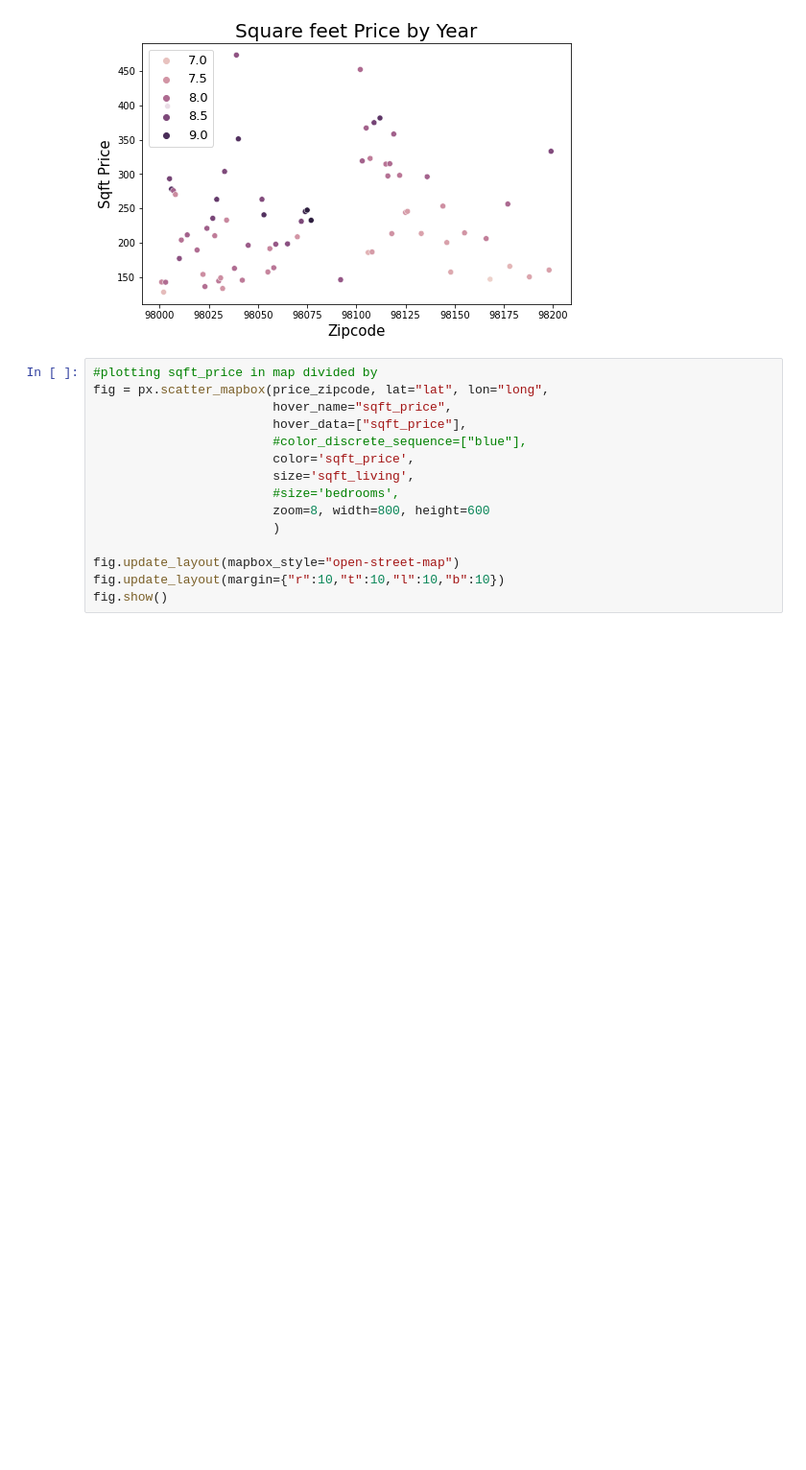
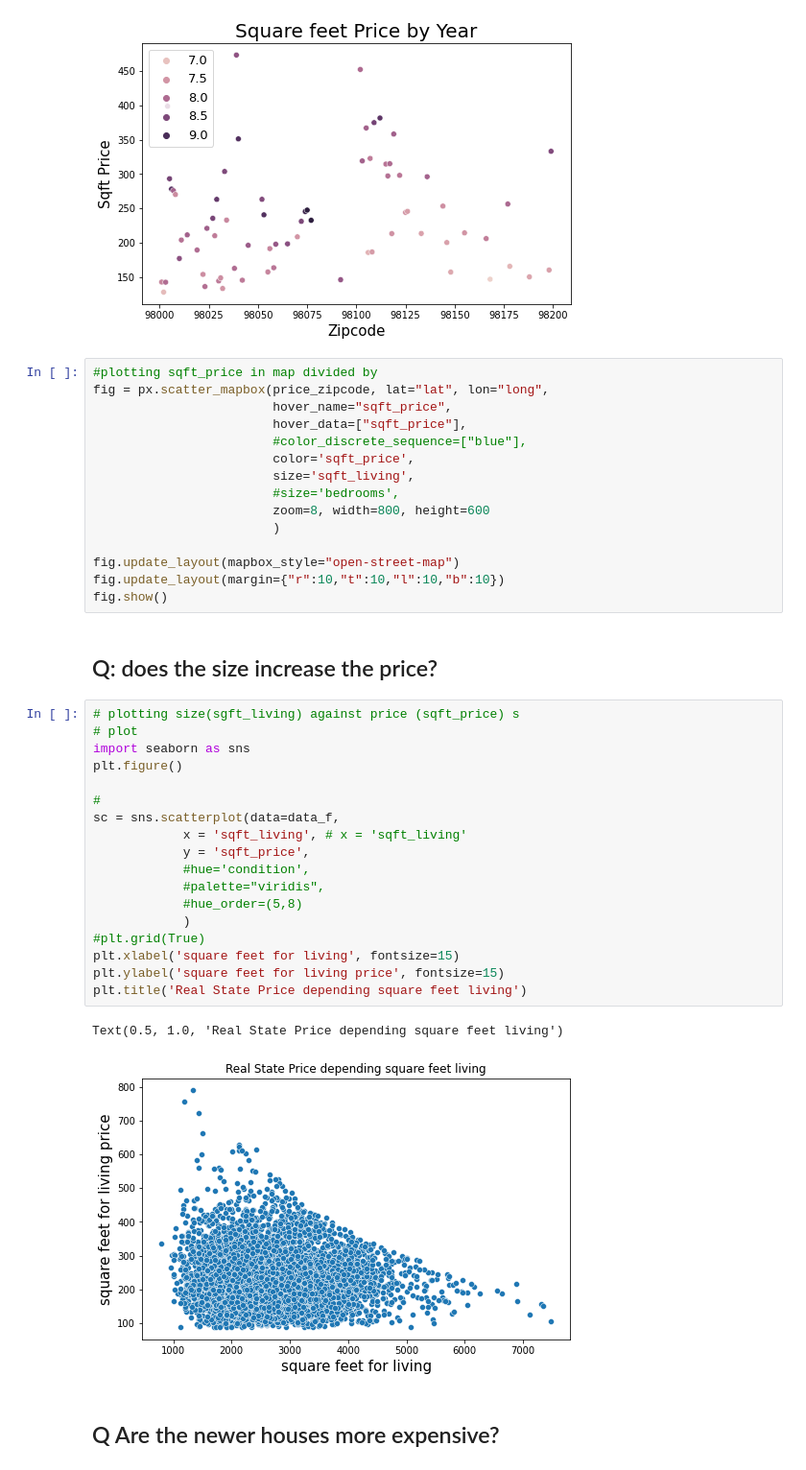
Before and after one commit to valentina-bec/EDA_project1, a Jupyter notebook: EDA_exploration.ipynb, the cells around one changed output. Shown at 96% size. Saved outputs shown, nothing was run; the diff lists cells and outputs as text; blank space fills up the shorter version.

```diff
--- a/EDA_exploration.ipynb
+++ b/EDA_exploration.ipynb
@@ -478,3 +501,28 @@ fig = px.scatter_mapbox(price_zipcode, lat="lat", lon="long",
 fig.update_layout(mapbox_style="open-street-map")
 fig.update_layout(margin={"r":10,"t":10,"l":10,"b":10})
 fig.show()
+# %% [markdown]
+## Q: does the size increase the price?
+# %%
+# plotting size(sgft_living) against price (sqft_price) s
+# plot
+import seaborn as sns
+plt.figure()
+
+#
+sc = sns.scatterplot(data=data_f,
+            x = 'sqft_living', # x = 'sqft_living'
+            y = 'sqft_price',
+            #hue='condition',
+            #palette="viridis",
+            #hue_order=(5,8)
+            )
+#plt.grid(True)
+plt.xlabel('square feet for living', fontsize=15)
+plt.ylabel('square feet for living price', fontsize=15)
+plt.title('Real State Price depending square feet living')
+# %% [output]
+Text(0.5, 1.0, 'Real State Price depending square feet living')
+[figure, added]
+# %% [markdown]
+## Q Are the newer houses more expensive?
```
Also changed, not shown: parts of 26 cells of this notebook, 3 other files.
